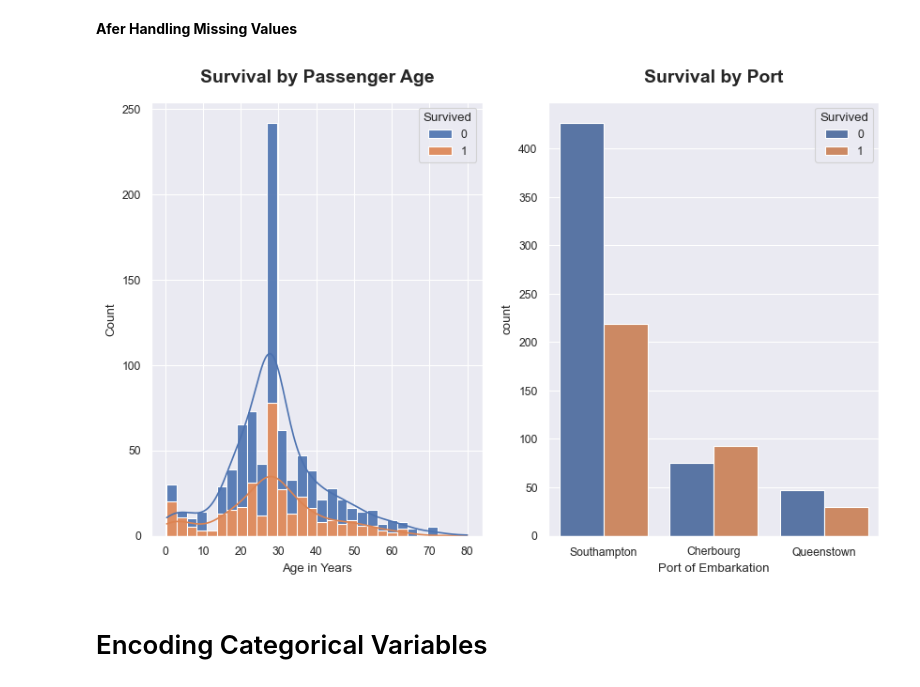
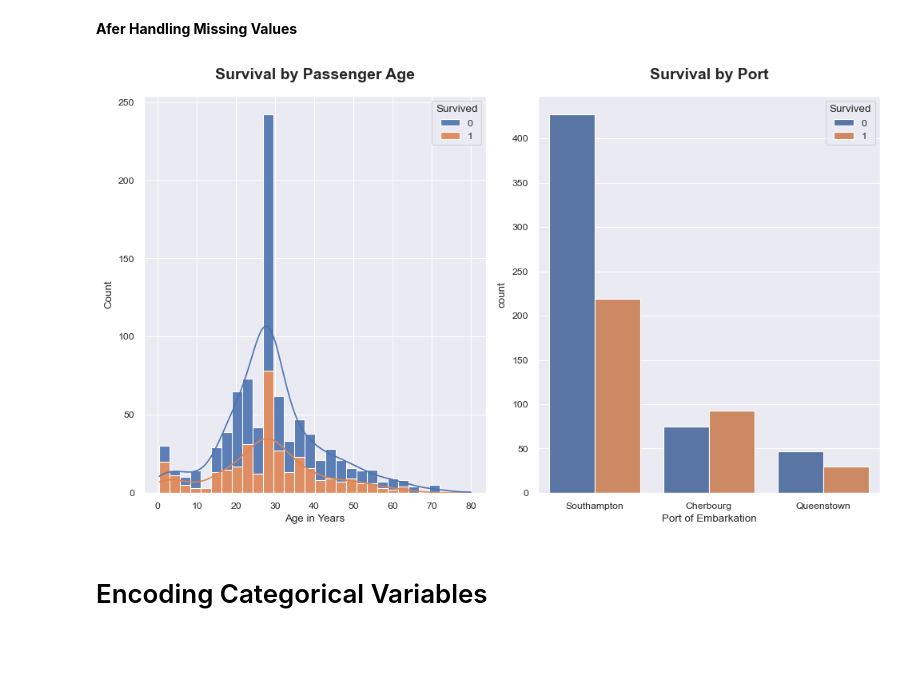
Before and after one commit to Timkizz/Titanic_ML_Falade_Michael, a Jupyter notebook: Titanic.ipynb, the cells around one changed output. Cells and saved outputs as stored; diff of their text form; code cells hidden in the pictures; blank space fills up the shorter version.

```diff
--- a/Titanic.ipynb
+++ b/Titanic.ipynb
@@ -237,23 +239,24 @@ df['Embarked'] = df['Embarked'].fillna(df['Embarked'].mode()[0])
 # %%
 # After handling missing values
 
 fig, axes = plt.subplots(nrows = 1, ncols = 2, figsize =(10,6))
 
+# Setting the necessary parameters
 plt.rcParams['axes.titlesize'] = 14
 plt.rcParams['axes.titleweight'] = 'bold'
 plt.rcParams['axes.titlepad'] = 15
 
 sns.histplot(data = df, x = 'Age',hue = 'Survived',multiple = 'stack',alpha = 0.9,kde = True, ax = axes[0])
 axes[0].set(title = "Survival by Passenger Age",xlabel = 'Age in Years')
 
 sns.countplot(data = df, x = 'Embarked',hue = 'Survived', ax = axes[1])
 axes[1].set(title = "Survival by Port", xlabel = 'Port of Embarkation')
 axes[1].set_xticklabels(['Southampton', 'Cherbourg', 'Queenstown'])
 
-
+plt.tight_layout()
 plt.show()
 # %% [output]
-[figure, old version]
+[figure, new version]
 # %% [markdown]
 # Encoding Categorical Variables
 # %%
```
Also changed, not shown: parts of 5 cells of this notebook, 1 other file.
